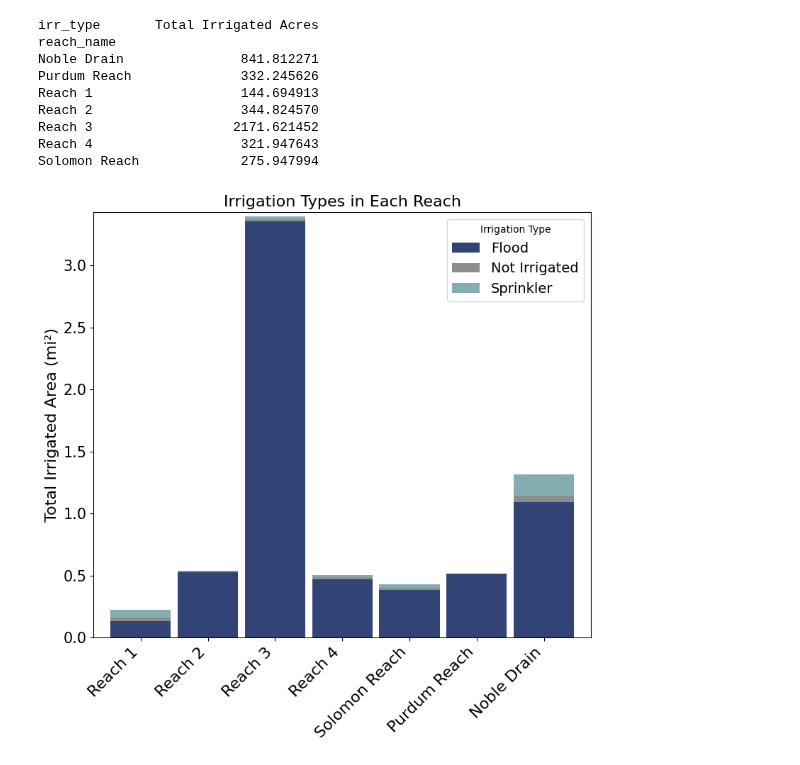
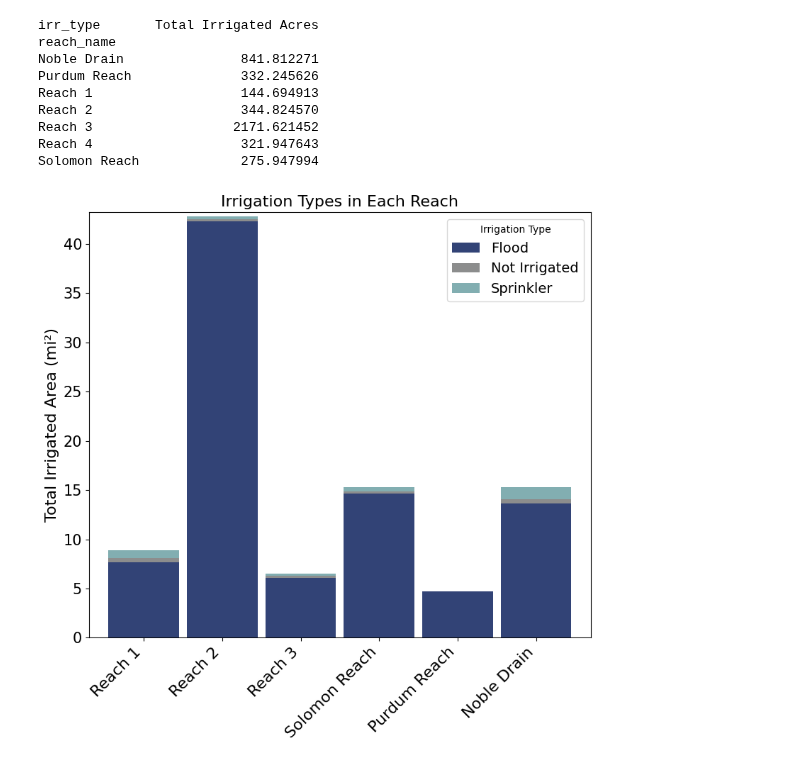
Before and after one commit to carlibeisel/mason_water_budget, a Jupyter notebook: irrigation_type_FWT.ipynb, the cells around one changed output. Drawn from its saved outputs; the diff is of its cells as text; code cells hidden in the pictures.

```diff
--- a/irrigation_type_FWT.ipynb
+++ b/irrigation_type_FWT.ipynb
@@ -29,11 +23,11 @@ reaches = gpd.read_file('/content/drive/MyDrive/Data/Mason/data_input/reach_shap
 #   Irrigation Type for All of Mason
 # ------------------------------------- #
 
-irrigation_type = gpd.read_file('/content/drive/MyDrive/Data/Mason/data_input/fwt_irrigation_runoff/mason_creek_fields/mason_creek_fields.shp')
+irrigation_type = gpd.read_file('/content/drive/MyDrive/Data/Mason Water Budget/data_input/irrigation_runoff/irrigation_runoff.shp')
 irrigation_type['irr_acres'] = irrigation_type.geometry.area * 0.000247105  # convert the geometry to acres
 
 # Group by 'irr_type' and sum the area in acres
-irrigation_type_acres = irrigation_type.groupby('irr_type')['irr_acres'].sum()
+irrigation_type_acres = irrigation_type.groupby('irr_type_y')['irr_acres'].sum()
 
 # Define a custom color palette for each irrigation type
 custom_palette = {
@@ -389,44 +305,44 @@ irrigation_type['irr_sq_miles'] = irrigation_type['irr_acres'] / 640  # Convert
 
 reach_data = []
 
-for reach_name in reaches['Name'].unique():
-    selected_reach = reaches[reaches['Name'] == reach_name]
+for reach_name in reaches['Reach'].unique():
+    selected_reach = reaches[reaches['Reach'] == reach_name]
     joined_data = gpd.sjoin(irrigation_type, selected_reach, how='inner', predicate='intersects')
 
-    irrigation_in_reach = joined_data.groupby('irr_type')['irr_sq_miles'].sum().reset_index()
+    irrigation_in_reach = joined_data.groupby('irr_type_y')['irr_sq_miles'].sum().reset_index()
     irrigation_in_reach['reach_name'] = reach_name
 
     reach_data.append(irrigation_in_reach)
 
 reach_data_df = pd.concat(reach_data, ignore_index=True)
 
-reach_pivot = reach_data_df.pivot(index='reach_name', columns='irr_type', values='irr_sq_miles').fillna(0)
+reach_pivot = reach_data_df.pivot(index='reach_name', columns='irr_type_y', values='irr_sq_miles').fillna(0)
 
-custom_order = ['Reach 1', 'Reach 2', 'Reach 3', 'Reach 4', 'Solomon Reach', 'Purdum Reach', 'Noble Drain']
+custom_order = ['Reach 1', 'Reach 2', 'Reach 3', 'Solomon Reach', 'Purdum Reach', 'Noble Drain']
 reach_pivot = reach_pivot.reindex(custom_order)
 
 colors = [custom_palette.get(irrig_type, '#D3D3D3') for irrig_type in reach_pivot.columns]
 
 
 fig, ax = plt.subplots(figsize=(8, 8))
 
 
 reach_pivot.plot(
     kind='bar', stacked=True, ax=ax, width=0.9, color=colors
 )
 
 # Set labels and title
 ax.set_xlabel('', fontsize=16)
 ax.set_ylabel('Total Irrigated Area (mi²)', fontsize=16)  # Updated label to reflect square miles
 ax.set_title('Irrigation Types in Each Reach', fontsize=16)
 plt.xticks(rotation=45, ha='right', fontsize=16)
 plt.yticks(fontsize=15)
 max_area = reach_pivot.sum(axis=1).max()
 ax.set_ylim(0, max_area * 1.01)
 
 plt.legend(reach_pivot.columns, loc="upper right", fontsize=14, title="Irrigation Type")
 plt.tight_layout()
 plt.savefig('/content/drive/MyDrive/Carli Thesis/Figures/Water Budget/reach_irrigation_type_square_miles.png', dpi=300, bbox_inches='tight')
 plt.show()
 # %% [output]
-[figure, old version]
+[figure, new version]
```
Also changed, not shown: parts of 6 cells of this notebook.
